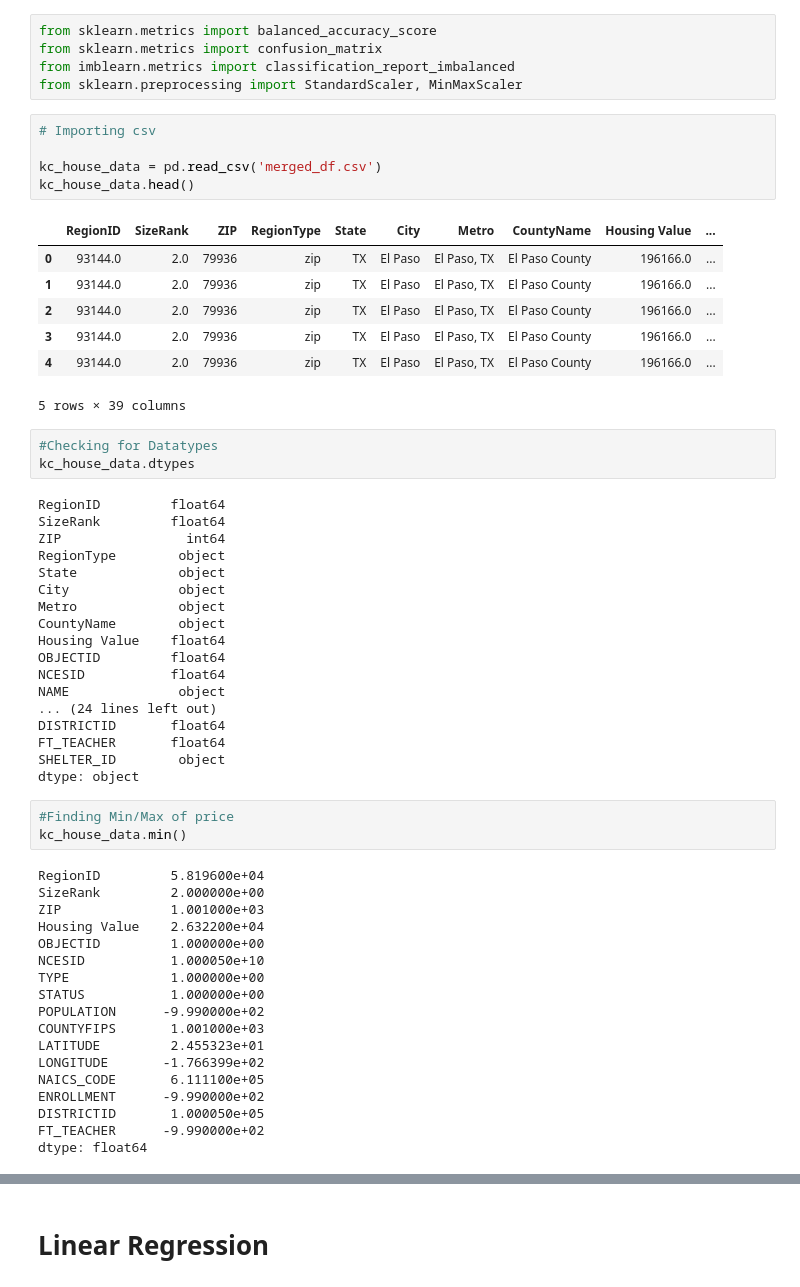
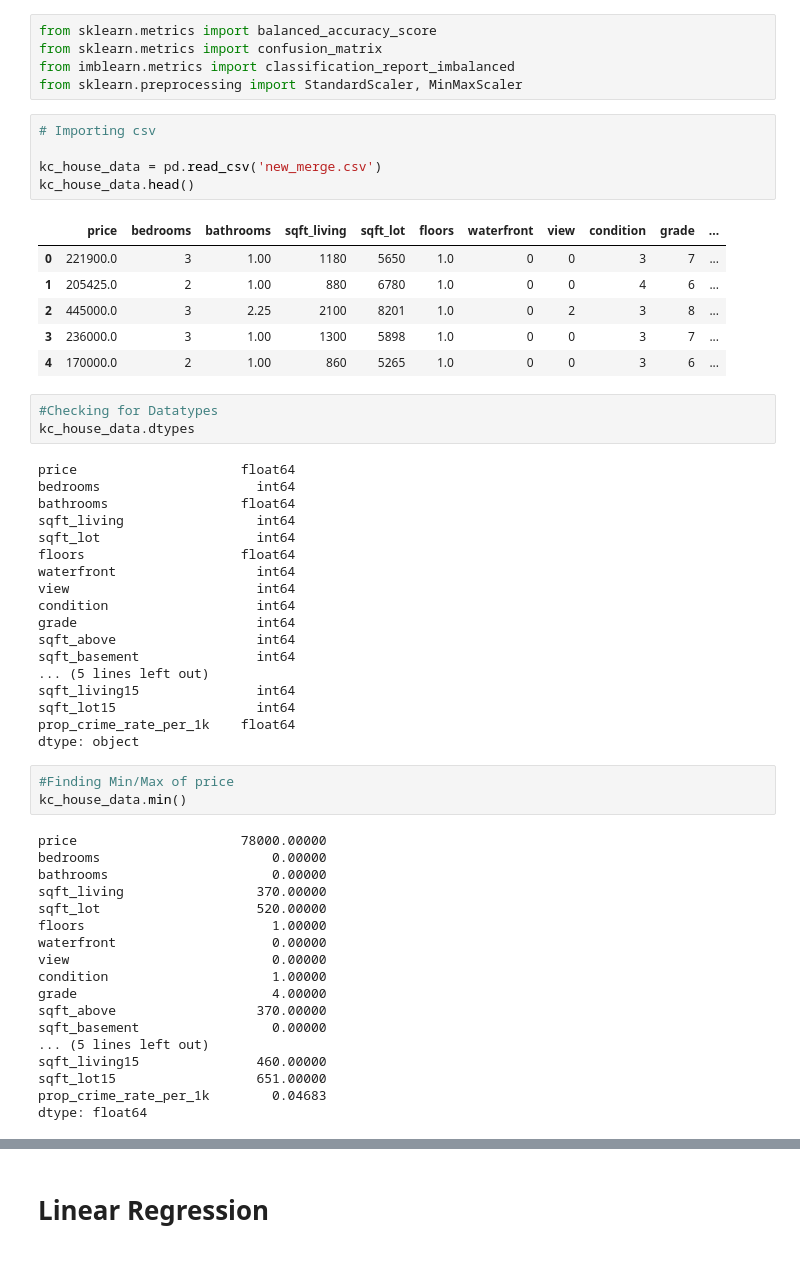
Before and after one commit to eric-blankinshp/Final-Project, a Jupyter notebook: price_log_Linear_Regression .ipynb, the cells around one changed output, grey strips where cells are left out. Cells and saved outputs as stored; diff of their text form.

Commit message:
Adding crime data

```diff
--- a/price_log_Linear_Regression .ipynb
+++ b/price_log_Linear_Regression .ipynb
@@ -14,57 +14,56 @@ from sklearn.preprocessing import StandardScaler, MinMaxScaler
 # %%
 # Importing csv
 
-kc_house_data = pd.read_csv('merged_df.csv')
+kc_house_data = pd.read_csv('new_merge.csv')
 kc_house_data.head()
 # %% [output]
-|  | RegionID | SizeRank | ZIP | RegionType | State | City | Metro | CountyName | Housing Value | ... |
-| 0 | 93144.0 | 2.0 | 79936 | zip | TX | El Paso | El Paso, TX | El Paso County | 196166.0 | ... |
-| 1 | 93144.0 | 2.0 | 79936 | zip | TX | El Paso | El Paso, TX | El Paso County | 196166.0 | ... |
-| 2 | 93144.0 | 2.0 | 79936 | zip | TX | El Paso | El Paso, TX | El Paso County | 196166.0 | ... |
-| 3 | 93144.0 | 2.0 | 79936 | zip | TX | El Paso | El Paso, TX | El Paso County | 196166.0 | ... |
-| 4 | 93144.0 | 2.0 | 79936 | zip | TX | El Paso | El Paso, TX | El Paso County | 196166.0 | ... |
+|  | price | bedrooms | bathrooms | sqft_living | sqft_lot | floors | waterfront | view | condition | grade | ... |
+| 0 | 221900.0 | 3 | 1.00 | 1180 | 5650 | 1.0 | 0 | 0 | 3 | 7 | ... |
+| 1 | 205425.0 | 2 | 1.00 | 880 | 6780 | 1.0 | 0 | 0 | 4 | 6 | ... |
+| 2 | 445000.0 | 3 | 2.25 | 2100 | 8201 | 1.0 | 0 | 2 | 3 | 8 | ... |
+| 3 | 236000.0 | 3 | 1.00 | 1300 | 5898 | 1.0 | 0 | 0 | 3 | 7 | ... |
+| 4 | 170000.0 | 2 | 1.00 | 860 | 5265 | 1.0 | 0 | 0 | 3 | 6 | ... |
-5 rows × 39 columns
 # %%
 #Checking for Datatypes
 kc_house_data.dtypes
 # %% [output]
-RegionID         float64
-SizeRank         float64
-ZIP                int64
-RegionType        object
-State             object
-City              object
-Metro             object
-CountyName        object
-Housing Value    float64
-OBJECTID         float64
-NCESID           float64
-NAME              object
-... (24 lines left out)
-DISTRICTID       float64
-FT_TEACHER       float64
-SHELTER_ID        object
+price                     float64
+bedrooms                    int64
+bathrooms                 float64
+sqft_living                 int64
+sqft_lot                    int64
+floors                    float64
+waterfront                  int64
+view                        int64
+condition                   int64
+grade                       int64
+sqft_above                  int64
+sqft_basement               int64
+... (5 lines left out)
+sqft_living15               int64
+sqft_lot15                  int64
+prop_crime_rate_per_1k    float64
 dtype: object
 # %%
 #Finding Min/Max of price
 kc_house_data.min()
 # %% [output]
-RegionID         5.819600e+04
-SizeRank         2.000000e+00
-ZIP              1.001000e+03
-Housing Value    2.632200e+04
-OBJECTID         1.000000e+00
-NCESID           1.000050e+10
-TYPE             1.000000e+00
-STATUS           1.000000e+00
-POPULATION      -9.990000e+02
-COUNTYFIPS       1.001000e+03
-LATITUDE         2.455323e+01
-LONGITUDE       -1.766399e+02
-NAICS_CODE       6.111100e+05
-ENROLLMENT      -9.990000e+02
-DISTRICTID       1.000050e+05
-FT_TEACHER      -9.990000e+02
+price                     78000.00000
+bedrooms                      0.00000
+bathrooms                     0.00000
+sqft_living                 370.00000
+sqft_lot                    520.00000
+floors                        1.00000
+waterfront                    0.00000
+view                          0.00000
+condition                     1.00000
+grade                         4.00000
+sqft_above                  370.00000
+sqft_basement                 0.00000
+... (5 lines left out)
+sqft_living15               460.00000
+sqft_lot15                  651.00000
+prop_crime_rate_per_1k        0.04683
 dtype: float64
 # %%
 x = kc_house_data.price
```
Also changed, not shown: parts of 12 cells of this notebook, 1 other file.
